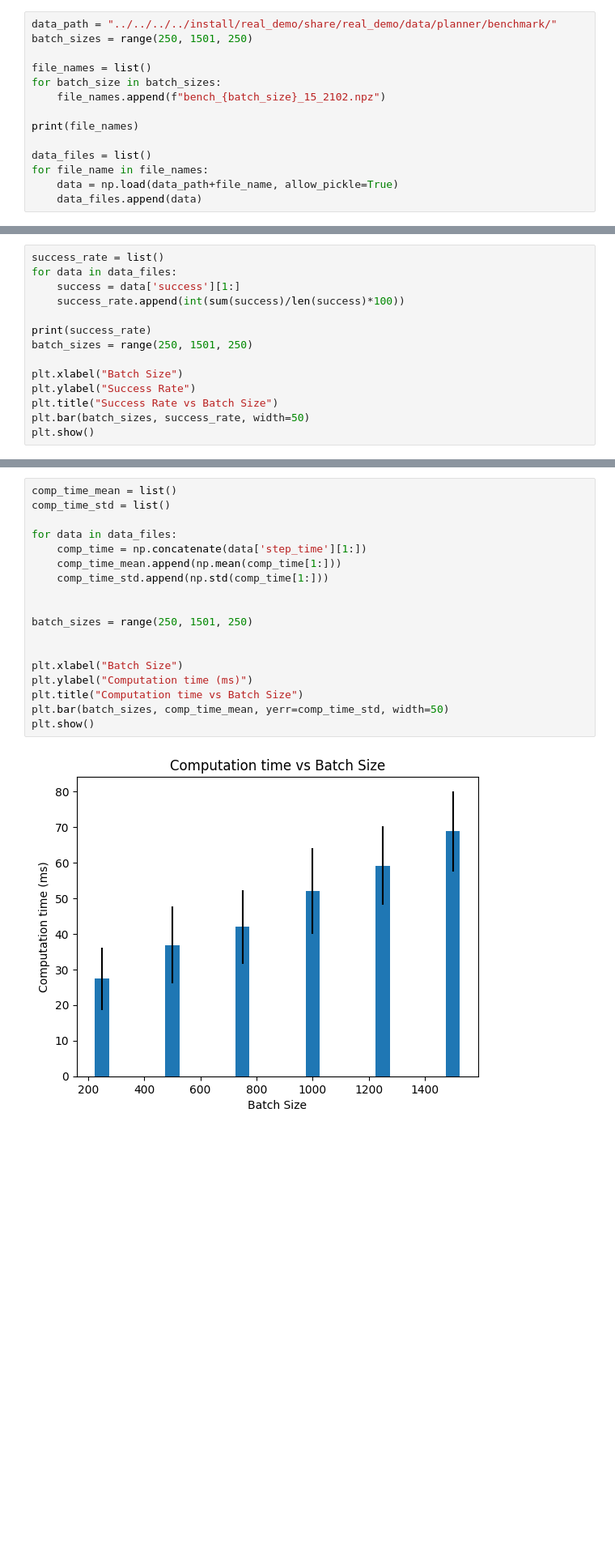
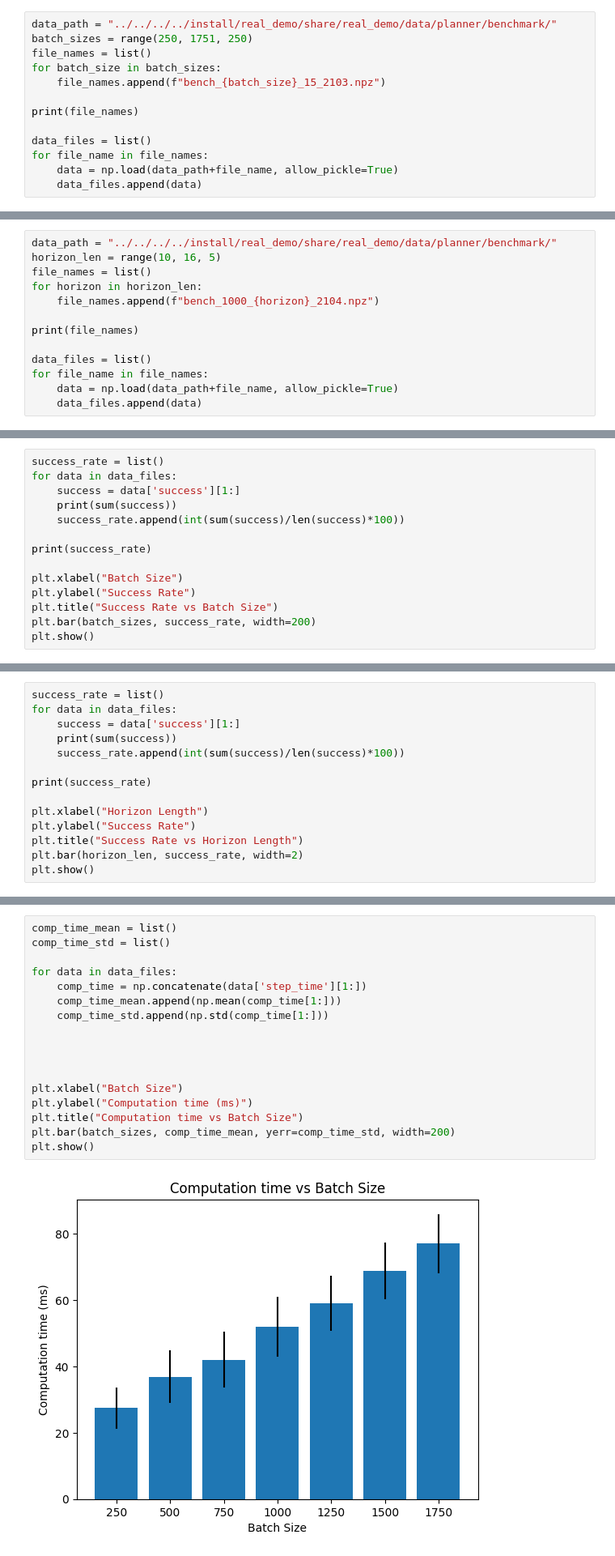
Before and after one commit to AKS-Lab-Univertsity-of-Tartu/bimanual_manipulation, a Jupyter notebook: real_demo/sampling_based_planner/benchmark.ipynb, the cells around one changed output, grey strips where cells are left out. Shown at 81% size. Cells and saved outputs as stored; diff of their text form; blank space fills up the shorter version.

```diff
--- a/real_demo/sampling_based_planner/benchmark.ipynb
+++ b/real_demo/sampling_based_planner/benchmark.ipynb
@@ -8,11 +8,10 @@ file_name = "bench_1000_15_2102.npz"
 data = np.load(data_path+file_name, allow_pickle=True)
 # %%
 data_path = "../../../../install/real_demo/share/real_demo/data/planner/benchmark/"
-batch_sizes = range(250, 1501, 250)
-
+batch_sizes = range(250, 1751, 250)
 file_names = list()
 for batch_size in batch_sizes:
-    file_names.append(f"bench_{batch_size}_15_2102.npz")
+    file_names.append(f"bench_{batch_size}_15_2103.npz")
 
 print(file_names)
 
@@ -24,0 +24,13 @@ for file_name in file_names:
+# %%
+data_path = "../../../../install/real_demo/share/real_demo/data/planner/benchmark/"
+horizon_len = range(10, 16, 5)
+file_names = list()
+for horizon in horizon_len:
+    file_names.append(f"bench_1000_{horizon}_2104.npz")
+
+print(file_names)
+
+data_files = list()
+for file_name in file_names:
+    data = np.load(data_path+file_name, allow_pickle=True)
+    data_files.append(data)
@@ -108,14 +122,14 @@ plt.show()
 success_rate = list()
 for data in data_files:
     success = data['success'][1:]
+    print(sum(success))
     success_rate.append(int(sum(success)/len(success)*100))
 
 print(success_rate)
-batch_sizes = range(250, 1501, 250)
 
 plt.xlabel("Batch Size")
 plt.ylabel("Success Rate")
 plt.title("Success Rate vs Batch Size")
-plt.bar(batch_sizes, success_rate, width=50)
+plt.bar(batch_sizes, success_rate, width=200)
 plt.show()
 # %% [output]
@@ -123,0 +140,14 @@ plt.show()
+# %%
+success_rate = list()
+for data in data_files:
+    success = data['success'][1:]
+    print(sum(success))
+    success_rate.append(int(sum(success)/len(success)*100))
+
+print(success_rate)
+
+plt.xlabel("Horizon Length")
+plt.ylabel("Success Rate")
+plt.title("Success Rate vs Horizon Length")
+plt.bar(horizon_len, success_rate, width=2)
+plt.show()
@@ -124,20 +159,19 @@ plt.show()
 # %%
 comp_time_mean = list()
 comp_time_std = list()
 
 for data in data_files:
     comp_time = np.concatenate(data['step_time'][1:])
     comp_time_mean.append(np.mean(comp_time[1:]))
     comp_time_std.append(np.std(comp_time[1:]))
 
 
-batch_sizes = range(250, 1501, 250)
 
 
 plt.xlabel("Batch Size")
 plt.ylabel("Computation time (ms)")
 plt.title("Computation time vs Batch Size")
-plt.bar(batch_sizes, comp_time_mean, yerr=comp_time_std, width=50)
+plt.bar(batch_sizes, comp_time_mean, yerr=comp_time_std, width=200)
 plt.show()
 # %% [output]
-[figure, old version]
+[figure, new version]
```
Also changed, not shown: parts of 11 cells of this notebook, 1 other file.
